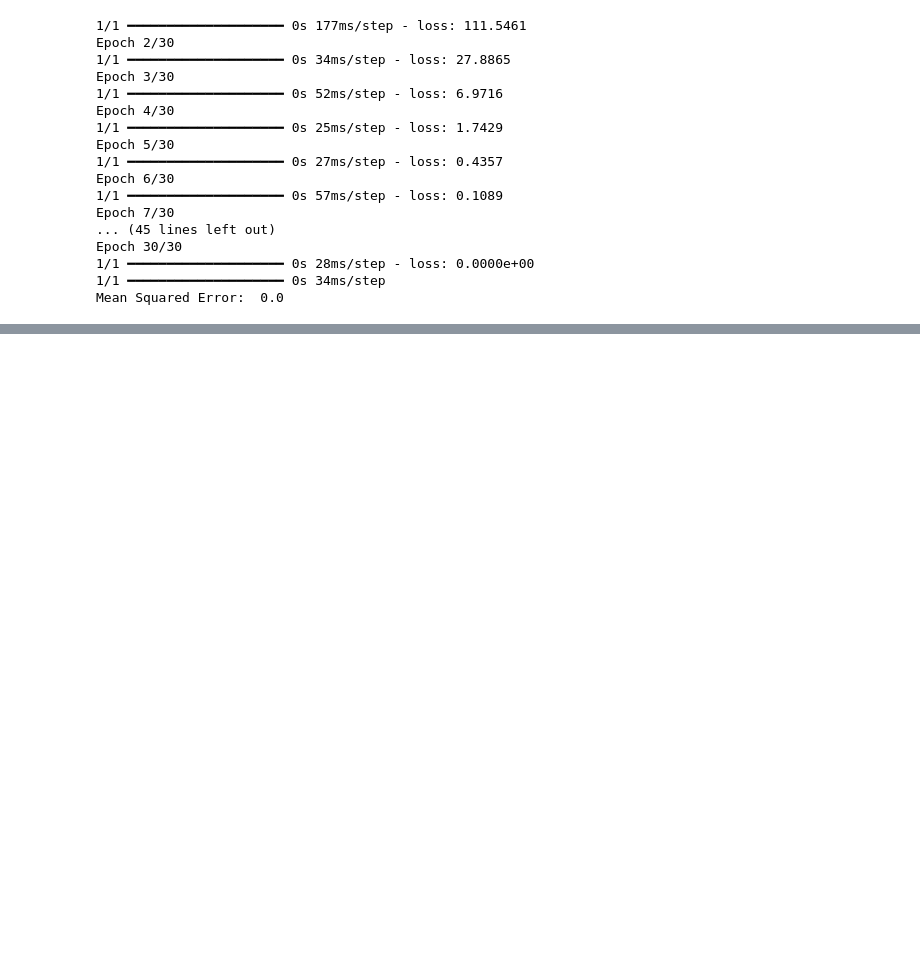
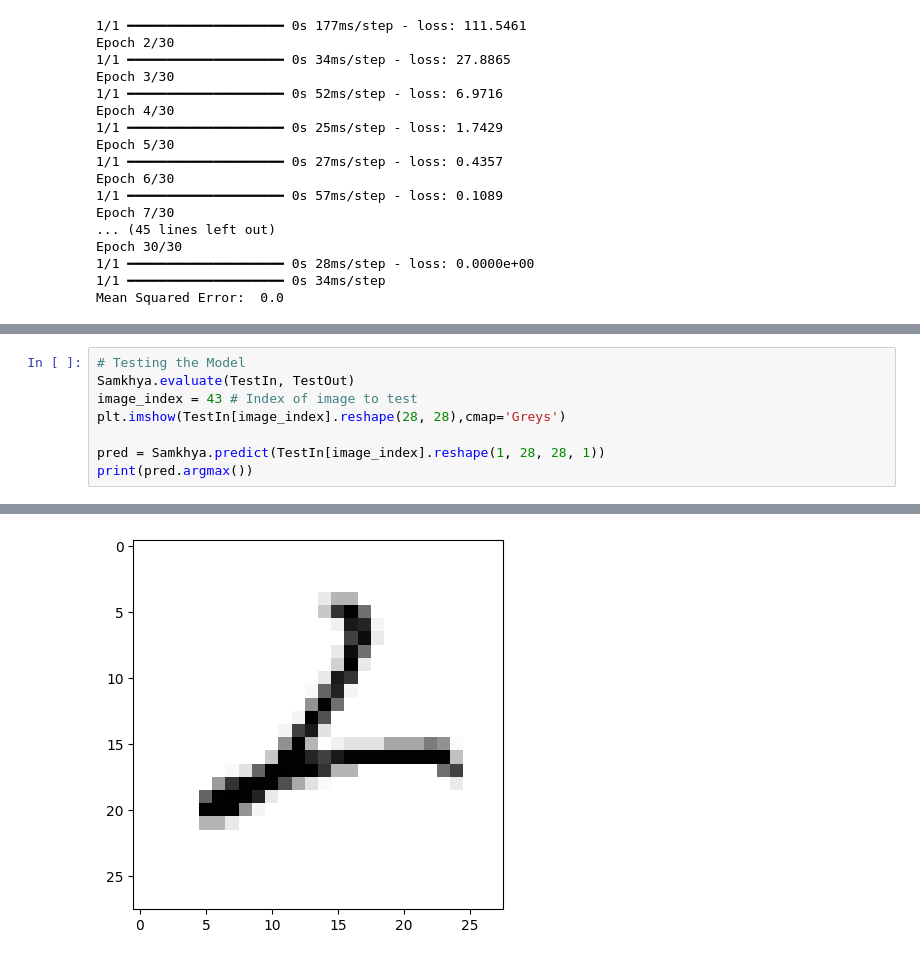
Before and after one commit to sayande717/code, a Jupyter notebook: platform/College-1/Deep Learning/4.ipynb, the cells around one changed output, grey strips where cells are left out. Saved outputs shown, nothing was run; the diff lists cells and outputs as text; blank space fills up the shorter version.

```diff
--- a/platform/College-1/Deep Learning/4.ipynb
+++ b/platform/College-1/Deep Learning/4.ipynb
@@ -59,0 +154,9 @@ Mean Squared Error:  0.0
+# %%
+# Testing the Model
+Samkhya.evaluate(TestIn, TestOut)
+image_index = 43 # Index of image to test
+plt.imshow(TestIn[image_index].reshape(28, 28),cmap='Greys')
+
+pred = Samkhya.predict(TestIn[image_index].reshape(1, 28, 28, 1))
+print(pred.argmax())
+# %% [output]
@@ -59,0 +166 @@ Mean Squared Error:  0.0
+[figure, added]
```
Also changed, not shown: parts of 7 cells of this notebook, 10 other files.
